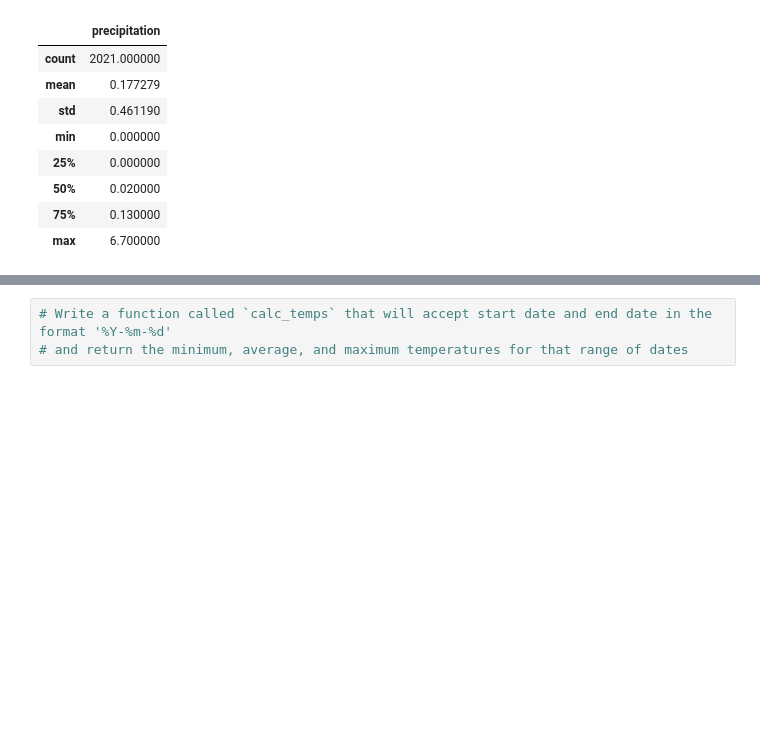
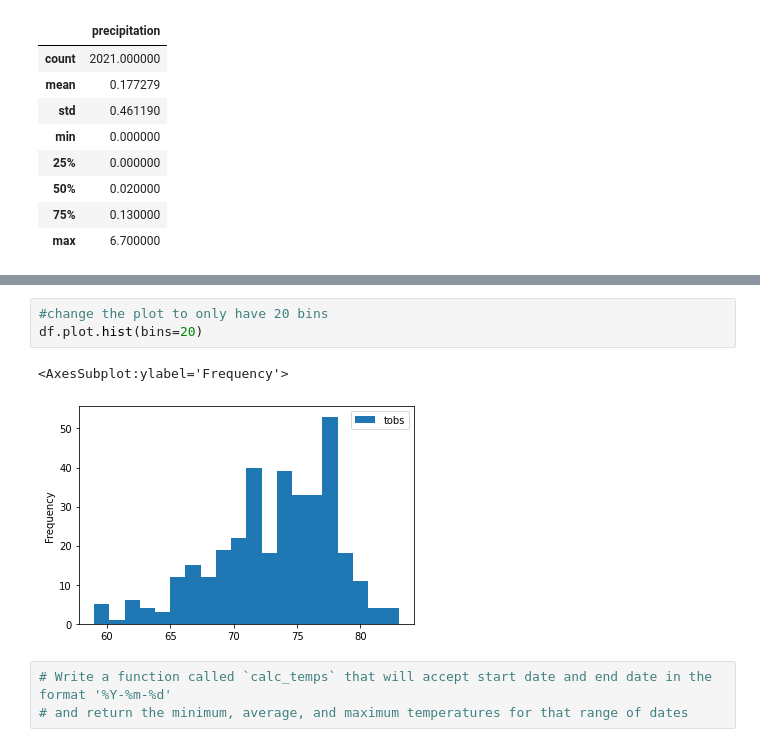
Before and after one commit to DAE587/surfs_up, a Jupyter notebook: climate_analysis.ipynb, the cells around one changed output, grey strips where cells are left out. Cells and saved outputs as stored; diff of their text form; blank space fills up the shorter version.

```diff
--- a/climate_analysis.ipynb
+++ b/climate_analysis.ipynb
@@ -120,3 +193,9 @@ df.describe()
+# %%
+#change the plot to only have 20 bins
+df.plot.hist(bins=20)
+# %% [output]
+<AxesSubplot:ylabel='Frequency'>
+[figure, added]
 # %%
 # Write a function called `calc_temps` that will accept start date and end date in the format '%Y-%m-%d'
 # and return the minimum, average, and maximum temperatures for that range of dates
```
Also changed, not shown: parts of 13 cells of this notebook.
